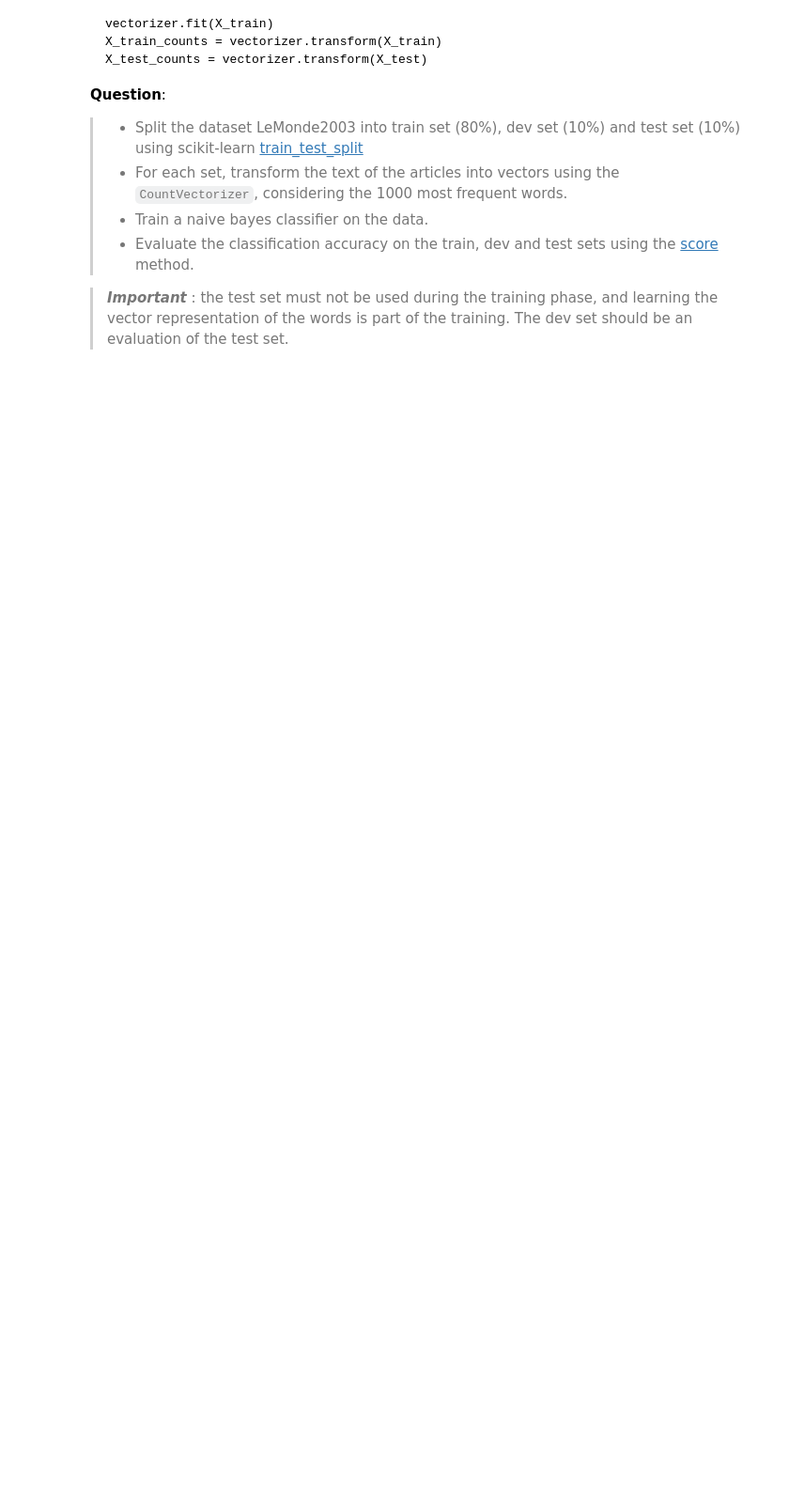
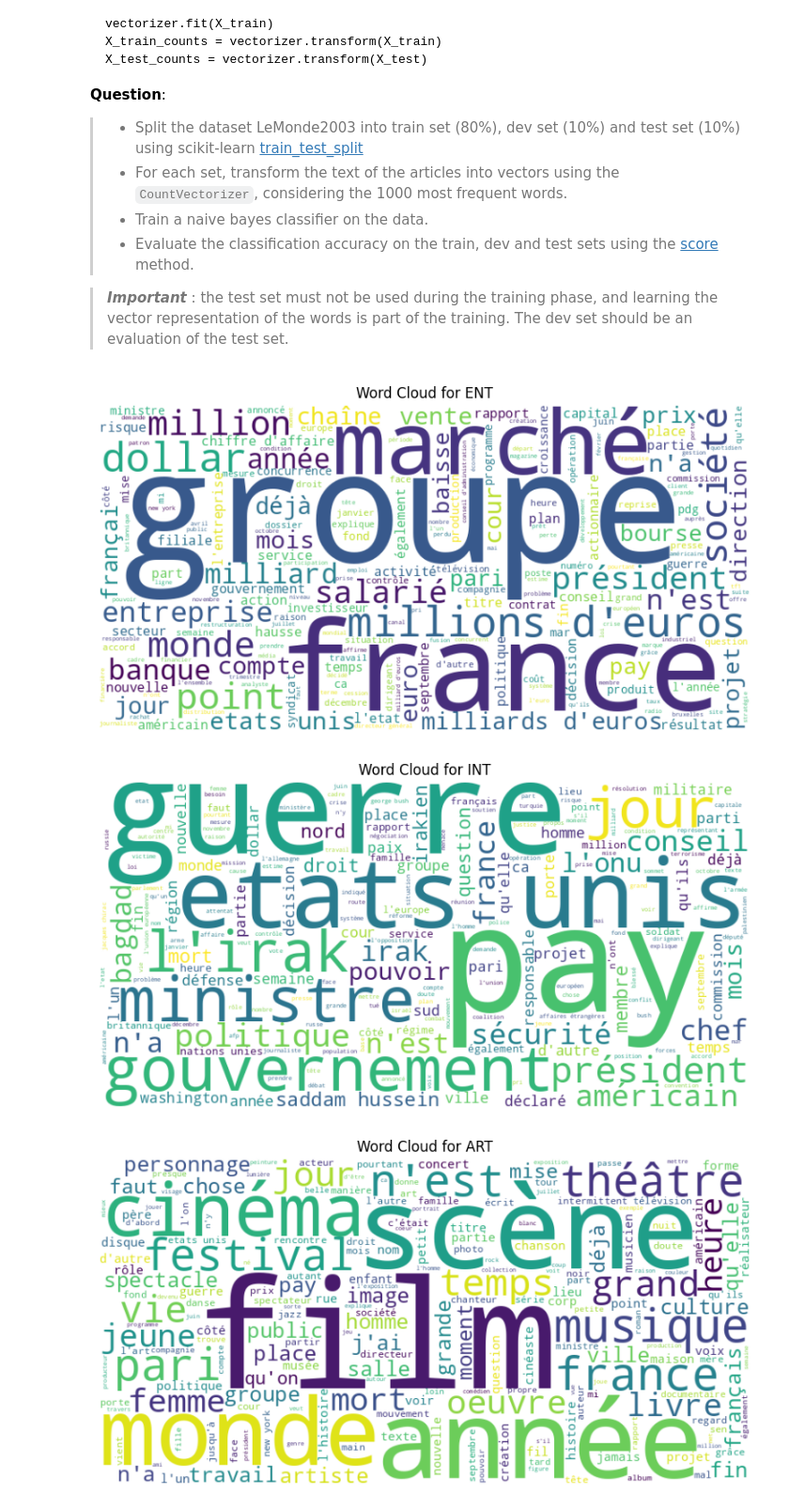
Before and after one commit to judavrojas92/nlp-lab-text-classification, a Jupyter notebook: TextClassification_LeMonde.ipynb, the cells around one changed output. Shown at 94% size. Cells and saved outputs as stored; diff of their text form; code cells hidden in the pictures; blank space fills up the shorter version.

```diff
--- a/TextClassification_LeMonde.ipynb
+++ b/TextClassification_LeMonde.ipynb
@@ -100,0 +115,28 @@ from sklearn.model_selection import train_test_split
+# %%
+from wordcloud import WordCloud
+# Display one wordcloud for each of the most frequent classes
+
+from wordcloud import WordCloud
+STOPWORDS = [x.strip() for x in open('stop_word_fr.txt').readlines()]
+import matplotlib.pyplot as plt
+
+# plot a word cloud for each category
+for cat in ['ENT', 'INT',  'ART', 'SOC', 'FRA']:
+ # YOUR CODE HERE
+
+# Filter the DataFrame for the category
+    text = " ".join(df[df['category'] == cat]['text'].astype(str))
+
+    # Generate word cloud
+    wordcloud = WordCloud(stopwords=STOPWORDS, background_color="white", width=800, height=400).generate(text)
+
+    # Display the word cloud
+    plt.figure(figsize=(10, 5))
+    plt.imshow(wordcloud, interpolation="bilinear")
+    plt.axis("off")
+    plt.title(f"Word Cloud for {cat}")
+    plt.show()
+# %% [output]
+[figure, added]
+[figure, added]
+[figure, added]
```
Also changed, not shown: parts of 4 cells of this notebook.
